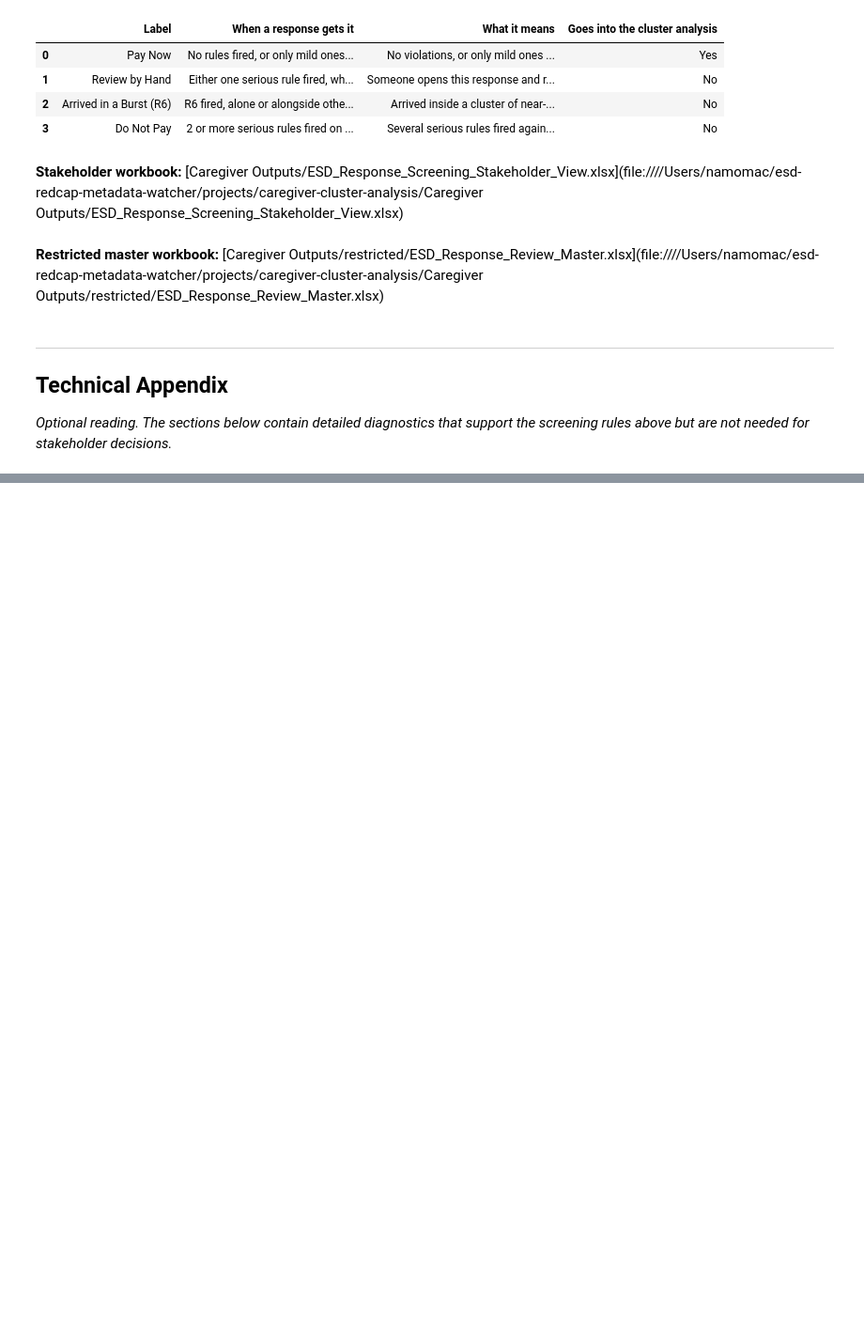
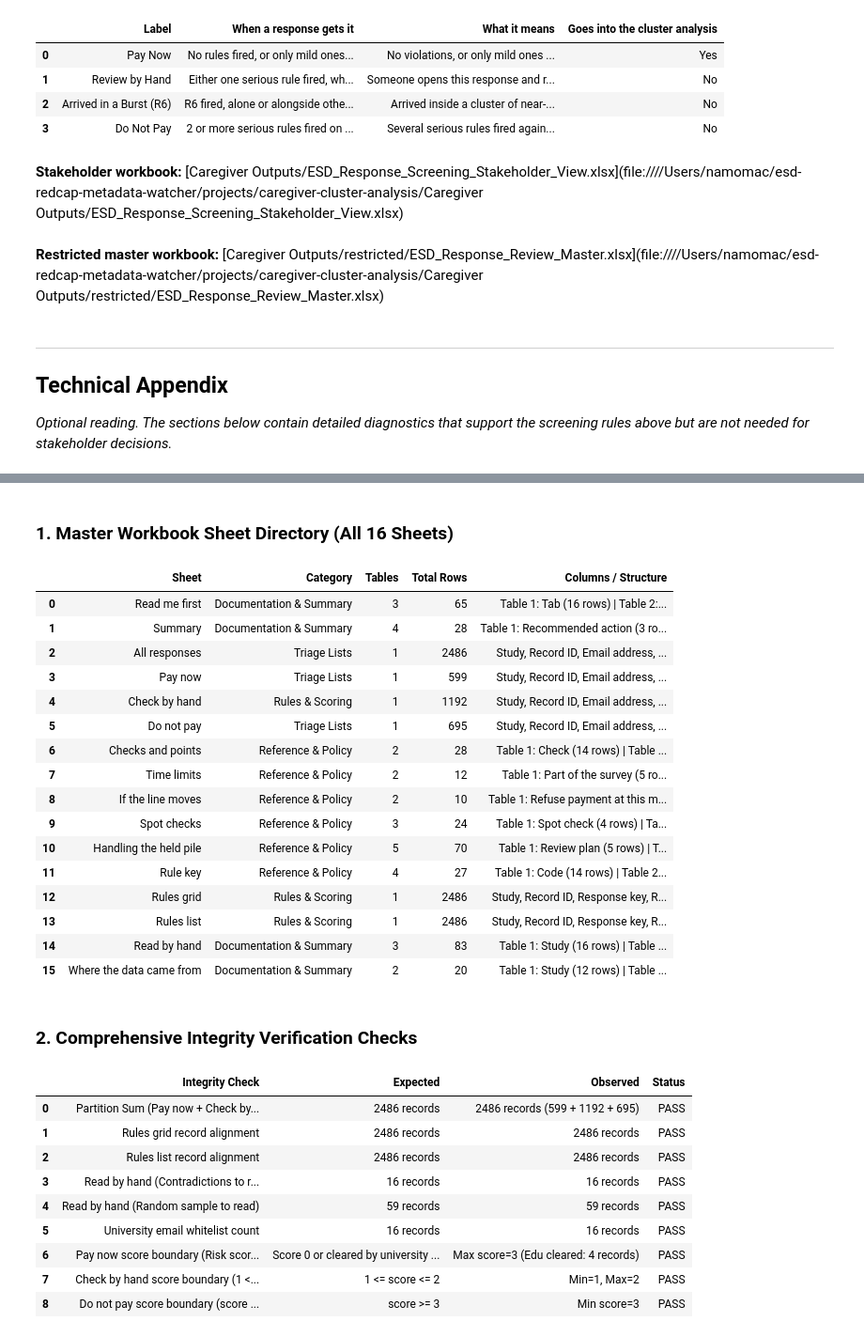
Before and after one commit to namo507/esd-redcap-metadata-watcher, a Jupyter notebook: projects/caregiver-cluster-analysis/bot_analysis.ipynb, the cells around one changed output, grey strips where cells are left out. Shown at 94% size. Cells and saved outputs as stored; diff of their text form; code cells hidden in the pictures; blank space fills up the shorter version.

```diff
--- a/projects/caregiver-cluster-analysis/bot_analysis.ipynb
+++ b/projects/caregiver-cluster-analysis/bot_analysis.ipynb
@@ -927,0 +1387,37 @@ display(audit_table)
+# %%
+# ── Sheet Directory & Automated Integrity Check ────────────────────────────
+display(Markdown("### 1. Master Workbook Sheet Directory (All 16 Sheets)"))
+display(wb_explorer.list_sheets())
+
+display(Markdown("### 2. Comprehensive Integrity Verification Checks"))
+display(wb_explorer.verify_workbook())
+# %% [output]
+### 1. Master Workbook Sheet Directory (All 16 Sheets)
+|  | Sheet | Category | Tables | Total Rows | Columns / Structure |
+| 0 | Read me first | Documentation & Summary | 3 | 65 | Table 1: Tab (16 rows) | Table 2:... |
+| 1 | Summary | Documentation & Summary | 4 | 28 | Table 1: Recommended action (3 ro... |
+| 2 | All responses | Triage Lists | 1 | 2486 | Study, Record ID, Email address, ... |
+| 3 | Pay now | Triage Lists | 1 | 599 | Study, Record ID, Email address, ... |
+| 4 | Check by hand | Rules & Scoring | 1 | 1192 | Study, Record ID, Email address, ... |
+| 5 | Do not pay | Triage Lists | 1 | 695 | Study, Record ID, Email address, ... |
+| 6 | Checks and points | Reference & Policy | 2 | 28 | Table 1: Check (14 rows) | Table ... |
+| 7 | Time limits | Reference & Policy | 2 | 12 | Table 1: Part of the survey (5 ro... |
+| 8 | If the line moves | Reference & Policy | 2 | 10 | Table 1: Refuse payment at this m... |
+| 9 | Spot checks | Reference & Policy | 3 | 24 | Table 1: Spot check (4 rows) | Ta... |
+| 10 | Handling the held pile | Reference & Policy | 5 | 70 | Table 1: Review plan (5 rows) | T... |
+| 11 | Rule key | Reference & Policy | 4 | 27 | Table 1: Code (14 rows) | Table 2... |
+| 12 | Rules grid | Rules & Scoring | 1 | 2486 | Study, Record ID, Response key, R... |
+| 13 | Rules list | Rules & Scoring | 1 | 2486 | Study, Record ID, Response key, R... |
+| 14 | Read by hand | Documentation & Summary | 3 | 83 | Table 1: Study (16 rows) | Table ... |
+| 15 | Where the data came from | Documentation & Summary | 2 | 20 | Table 1: Study (12 rows) | Table ... |
+### 2. Comprehensive Integrity Verification Checks
+|  | Integrity Check | Expected | Observed | Status |
+| 0 | Partition Sum (Pay now + Check by... | 2486 records | 2486 records (599 + 1192 + 695) | PASS |
+| 1 | Rules grid record alignment | 2486 records | 2486 records | PASS |
+| 2 | Rules list record alignment | 2486 records | 2486 records | PASS |
+| 3 | Read by hand (Contradictions to r... | 16 records | 16 records | PASS |
+| 4 | Read by hand (Random sample to read) | 59 records | 59 records | PASS |
+| 5 | University email whitelist count | 16 records | 16 records | PASS |
+| 6 | Pay now score boundary (Risk scor... | Score 0 or cleared by university ... | Max score=3 (Edu cleared: 4 records) | PASS |
+| 7 | Check by hand score boundary (1 <... | 1 <= score <= 2 | Min=1, Max=2 | PASS |
+| 8 | Do not pay score boundary (score ... | score >= 3 | Min score=3 | PASS |
```
Also changed, not shown: parts of 7 cells of this notebook, 2 other files.
